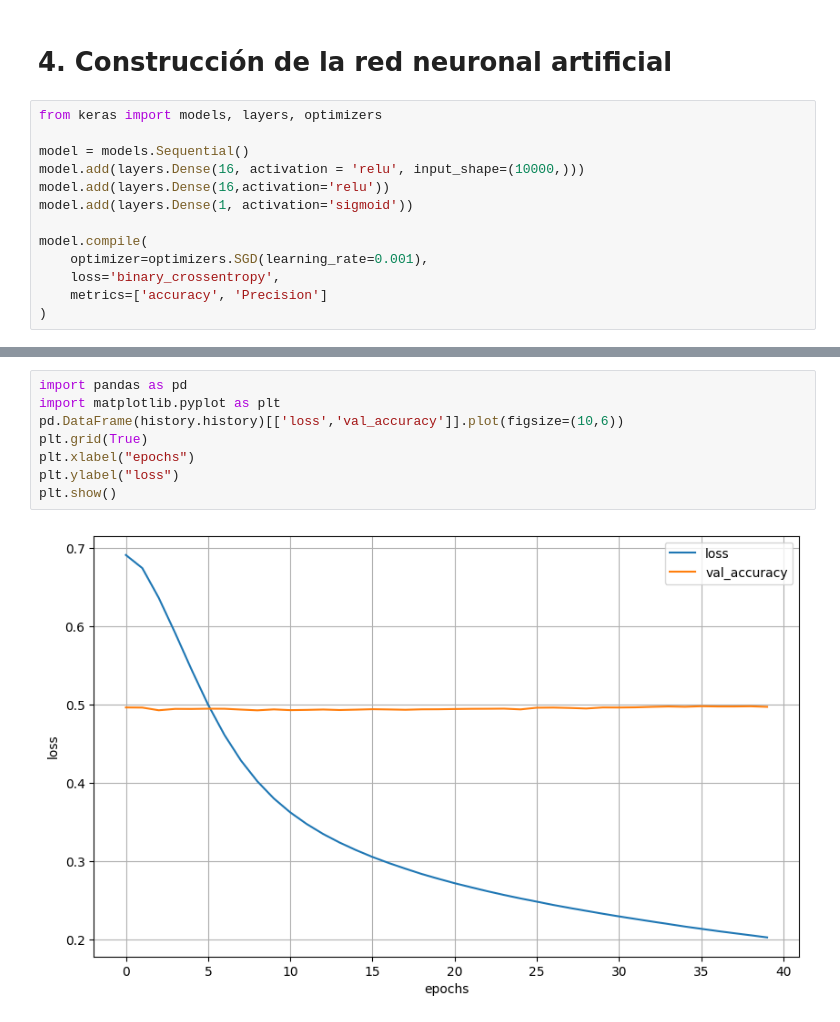
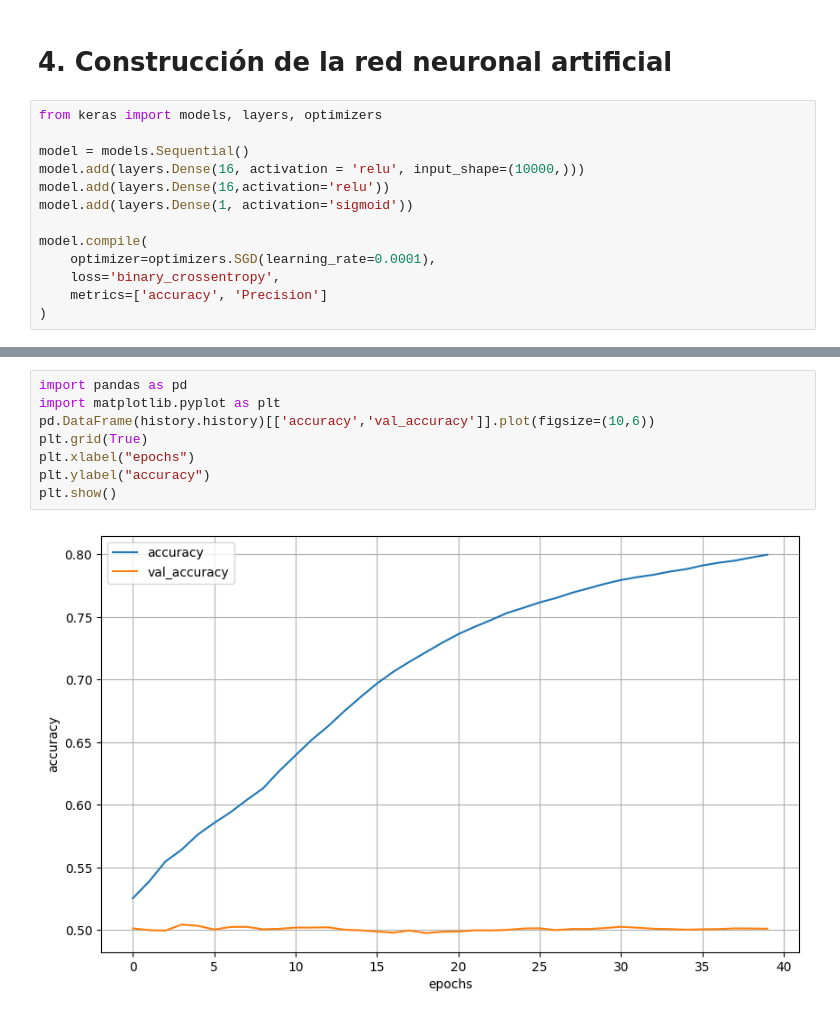
Before and after one commit to francoCarMar/Classification-of-feelings, a Jupyter notebook: notebook.ipynb, the cells around one changed output, grey strips where cells are left out. Drawn from its saved outputs; the diff is of its cells as text.

```diff
--- a/notebook.ipynb
+++ b/notebook.ipynb
@@ -90,7 +87,7 @@ model.add(layers.Dense(16,activation='relu'))
 model.add(layers.Dense(1, activation='sigmoid'))
 
 model.compile(
-    optimizer=optimizers.SGD(learning_rate=0.001),
+    optimizer=optimizers.SGD(learning_rate=0.0001),
     loss='binary_crossentropy',
     metrics=['accuracy', 'Precision']
 )
@@ -122,10 +119,10 @@ Epoch 40/40
 # %%
 import pandas as pd
 import matplotlib.pyplot as plt
-pd.DataFrame(history.history)[['loss','val_accuracy']].plot(figsize=(10,6))
+pd.DataFrame(history.history)[['accuracy','val_accuracy']].plot(figsize=(10,6))
 plt.grid(True)
 plt.xlabel("epochs")
-plt.ylabel("loss")
+plt.ylabel("accuracy")
 plt.show()
 # %% [output]
-[figure, old version]
+[figure, new version]
```
Also changed, not shown: parts of 2 cells of this notebook.
